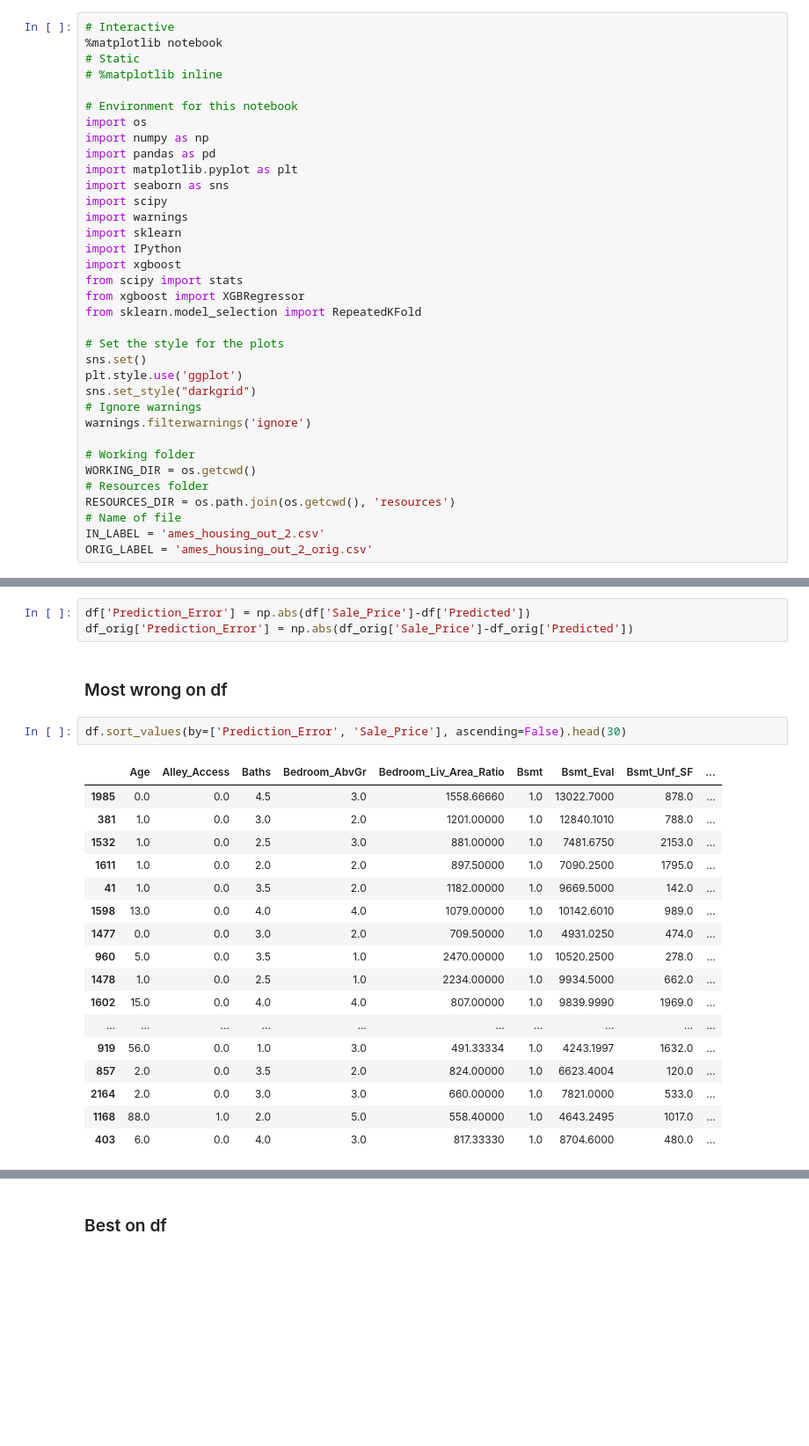
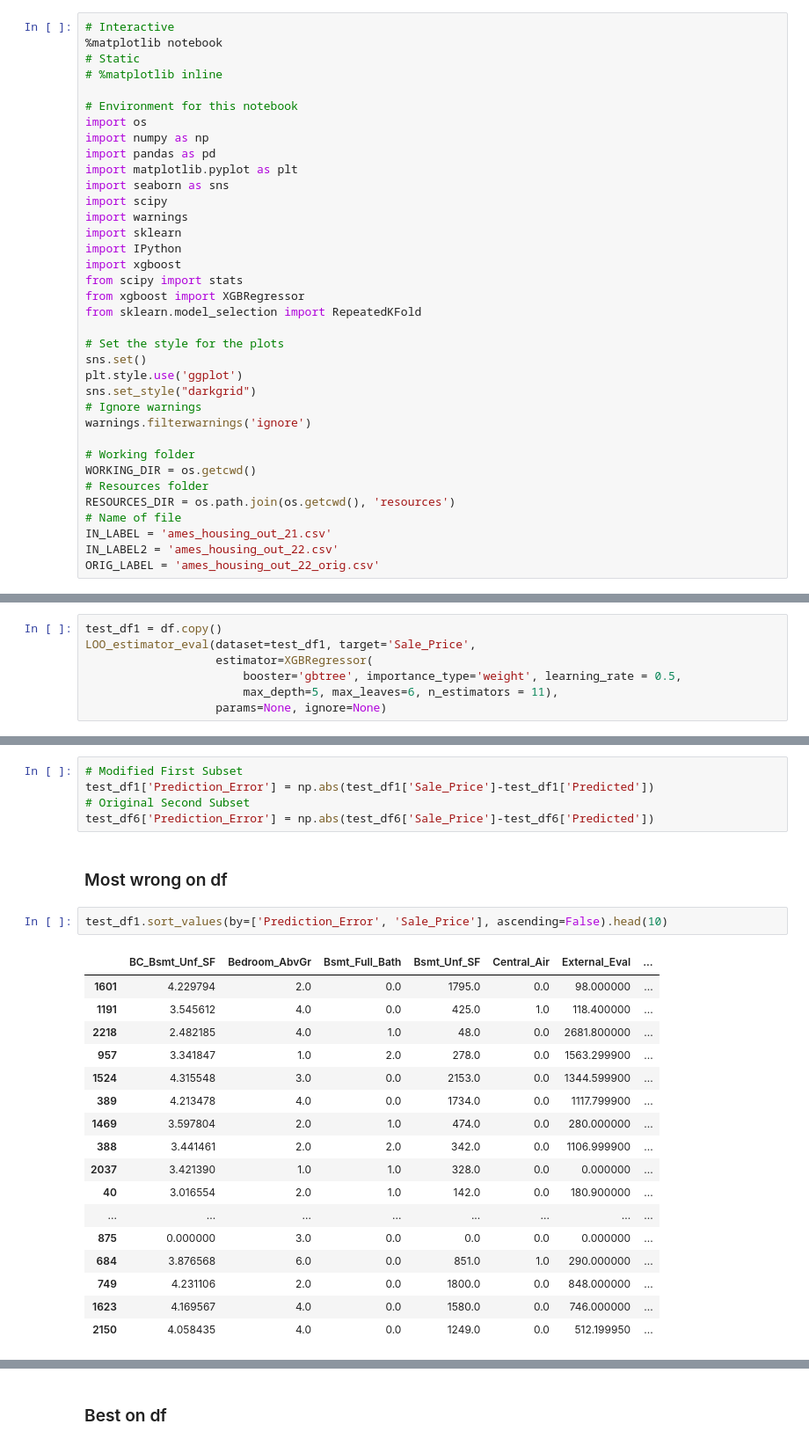
Before and after one commit to PayThePizzo/HouseSalesPricePrediction, a Jupyter notebook: 3 - XGBoost.ipynb, the cells around one changed output, grey strips where cells are left out. Shown at 88% size. Cells and saved outputs as stored; diff of their text form; blank space fills up the shorter version.

```diff
--- a/3 - XGBoost.ipynb
+++ b/3 - XGBoost.ipynb
@@ -77,8 +95,9 @@ WORKING_DIR = os.getcwd()
 # Resources folder
 RESOURCES_DIR = os.path.join(os.getcwd(), 'resources')
 # Name of file
-IN_LABEL = 'ames_housing_out_2.csv'
-ORIG_LABEL = 'ames_housing_out_2_orig.csv'
+IN_LABEL = 'ames_housing_out_21.csv'
+IN_LABEL2 = 'ames_housing_out_22.csv'
+ORIG_LABEL = 'ames_housing_out_22_orig.csv'
 # %%
 # Utils Module
 
@@ -417,0 +501,7 @@ This is going to allow us to find the best and worst predictions
+# %%
+test_df1 = df.copy()
+LOO_estimator_eval(dataset=test_df1, target='Sale_Price',
+                   estimator=XGBRegressor(
+                       booster='gbtree', importance_type='weight', learning_rate = 0.5,
+                       max_depth=5, max_leaves=6, n_estimators = 11),
+                   params=None, ignore=None)
@@ -480,25 +593,27 @@ LOO_estimator_eval(dataset=df_orig, target='Sale_Price',
 # %%
-df['Prediction_Error'] = np.abs(df['Sale_Price']-df['Predicted'])
-df_orig['Prediction_Error'] = np.abs(df_orig['Sale_Price']-df_orig['Predicted'])
+# Modified First Subset
+test_df1['Prediction_Error'] = np.abs(test_df1['Sale_Price']-test_df1['Predicted'])
+# Original Second Subset
+test_df6['Prediction_Error'] = np.abs(test_df6['Sale_Price']-test_df6['Predicted'])
 # %% [markdown]
 ### Most wrong on df
 # %%
-df.sort_values(by=['Prediction_Error', 'Sale_Price'], ascending=False).head(30)
+test_df1.sort_values(by=['Prediction_Error', 'Sale_Price'], ascending=False).head(10)
 # %% [output]
-|  | Age | Alley_Access | Baths | Bedroom_AbvGr | Bedroom_Liv_Area_Ratio | Bsmt | Bsmt_Eval | Bsmt_Unf_SF | ... |
-| 1985 | 0.0 | 0.0 | 4.5 | 3.0 | 1558.66660 | 1.0 | 13022.7000 | 878.0 | ... |
-| 381 | 1.0 | 0.0 | 3.0 | 2.0 | 1201.00000 | 1.0 | 12840.1010 | 788.0 | ... |
-| 1532 | 1.0 | 0.0 | 2.5 | 3.0 | 881.00000 | 1.0 | 7481.6750 | 2153.0 | ... |
-| 1611 | 1.0 | 0.0 | 2.0 | 2.0 | 897.50000 | 1.0 | 7090.2500 | 1795.0 | ... |
-| 41 | 1.0 | 0.0 | 3.5 | 2.0 | 1182.00000 | 1.0 | 9669.5000 | 142.0 | ... |
-| 1598 | 13.0 | 0.0 | 4.0 | 4.0 | 1079.00000 | 1.0 | 10142.6010 | 989.0 | ... |
-| 1477 | 0.0 | 0.0 | 3.0 | 2.0 | 709.50000 | 1.0 | 4931.0250 | 474.0 | ... |
-| 960 | 5.0 | 0.0 | 3.5 | 1.0 | 2470.00000 | 1.0 | 10520.2500 | 278.0 | ... |
-| 1478 | 1.0 | 0.0 | 2.5 | 1.0 | 2234.00000 | 1.0 | 9934.5000 | 662.0 | ... |
-| 1602 | 15.0 | 0.0 | 4.0 | 4.0 | 807.00000 | 1.0 | 9839.9990 | 1969.0 | ... |
-| ... | ... | ... | ... | ... | ... | ... | ... | ... | ... |
-| 919 | 56.0 | 0.0 | 1.0 | 3.0 | 491.33334 | 1.0 | 4243.1997 | 1632.0 | ... |
-| 857 | 2.0 | 0.0 | 3.5 | 2.0 | 824.00000 | 1.0 | 6623.4004 | 120.0 | ... |
-| 2164 | 2.0 | 0.0 | 3.0 | 3.0 | 660.00000 | 1.0 | 7821.0000 | 533.0 | ... |
-| 1168 | 88.0 | 1.0 | 2.0 | 5.0 | 558.40000 | 1.0 | 4643.2495 | 1017.0 | ... |
-| 403 | 6.0 | 0.0 | 4.0 | 3.0 | 817.33330 | 1.0 | 8704.6000 | 480.0 | ... |
+|  | BC_Bsmt_Unf_SF | Bedroom_AbvGr | Bsmt_Full_Bath | Bsmt_Unf_SF | Central_Air | External_Eval | ... |
+| 1601 | 4.229794 | 2.0 | 0.0 | 1795.0 | 0.0 | 98.000000 | ... |
+| 1191 | 3.545612 | 4.0 | 0.0 | 425.0 | 1.0 | 118.400000 | ... |
+| 2218 | 2.482185 | 4.0 | 1.0 | 48.0 | 0.0 | 2681.800000 | ... |
+| 957 | 3.341847 | 1.0 | 2.0 | 278.0 | 0.0 | 1563.299900 | ... |
+| 1524 | 4.315548 | 3.0 | 0.0 | 2153.0 | 0.0 | 1344.599900 | ... |
+| 389 | 4.213478 | 4.0 | 0.0 | 1734.0 | 0.0 | 1117.799900 | ... |
+| 1469 | 3.597804 | 2.0 | 1.0 | 474.0 | 0.0 | 280.000000 | ... |
+| 388 | 3.441461 | 2.0 | 2.0 | 342.0 | 0.0 | 1106.999900 | ... |
+| 2037 | 3.421390 | 1.0 | 1.0 | 328.0 | 0.0 | 0.000000 | ... |
+| 40 | 3.016554 | 2.0 | 1.0 | 142.0 | 0.0 | 180.900000 | ... |
+| ... | ... | ... | ... | ... | ... | ... | ... |
+| 875 | 0.000000 | 3.0 | 0.0 | 0.0 | 0.0 | 0.000000 | ... |
+| 684 | 3.876568 | 6.0 | 0.0 | 851.0 | 1.0 | 290.000000 | ... |
+| 749 | 4.231106 | 2.0 | 0.0 | 1800.0 | 0.0 | 848.000000 | ... |
+| 1623 | 4.169567 | 4.0 | 0.0 | 1580.0 | 0.0 | 746.000000 | ... |
+| 2150 | 4.058435 | 4.0 | 0.0 | 1249.0 | 0.0 | 512.199950 | ... |
```
Also changed, not shown: parts of 41 cells of this notebook, 5 other files.
